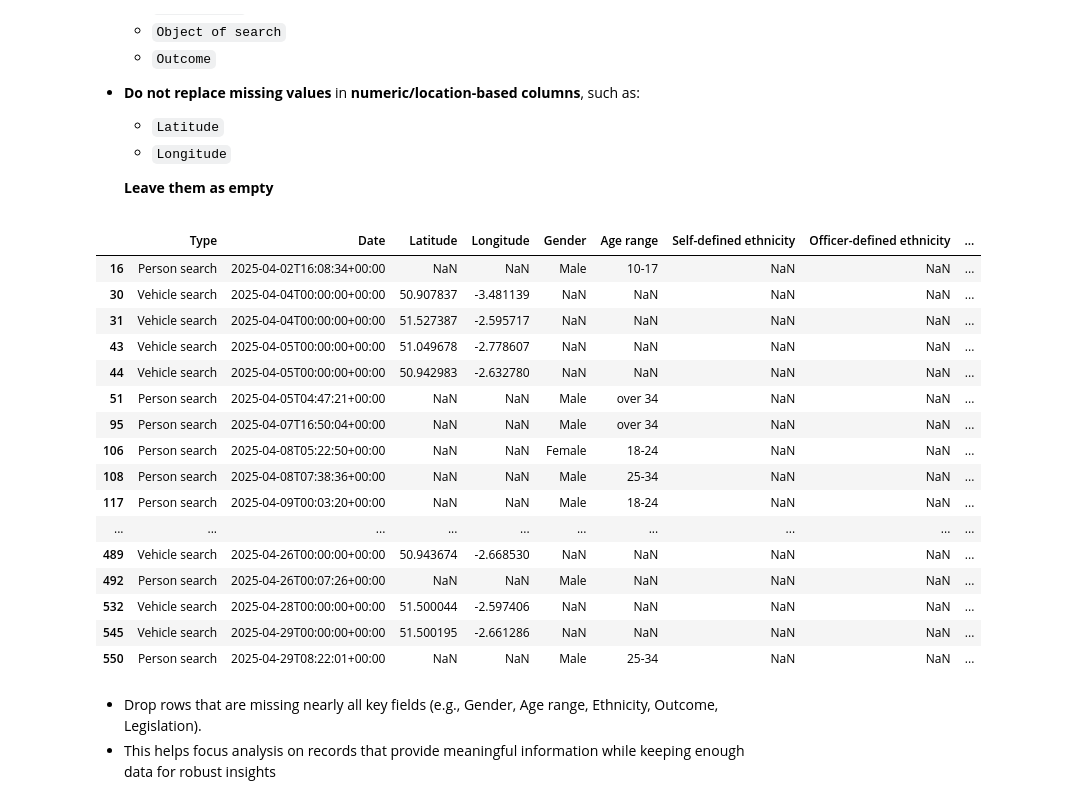
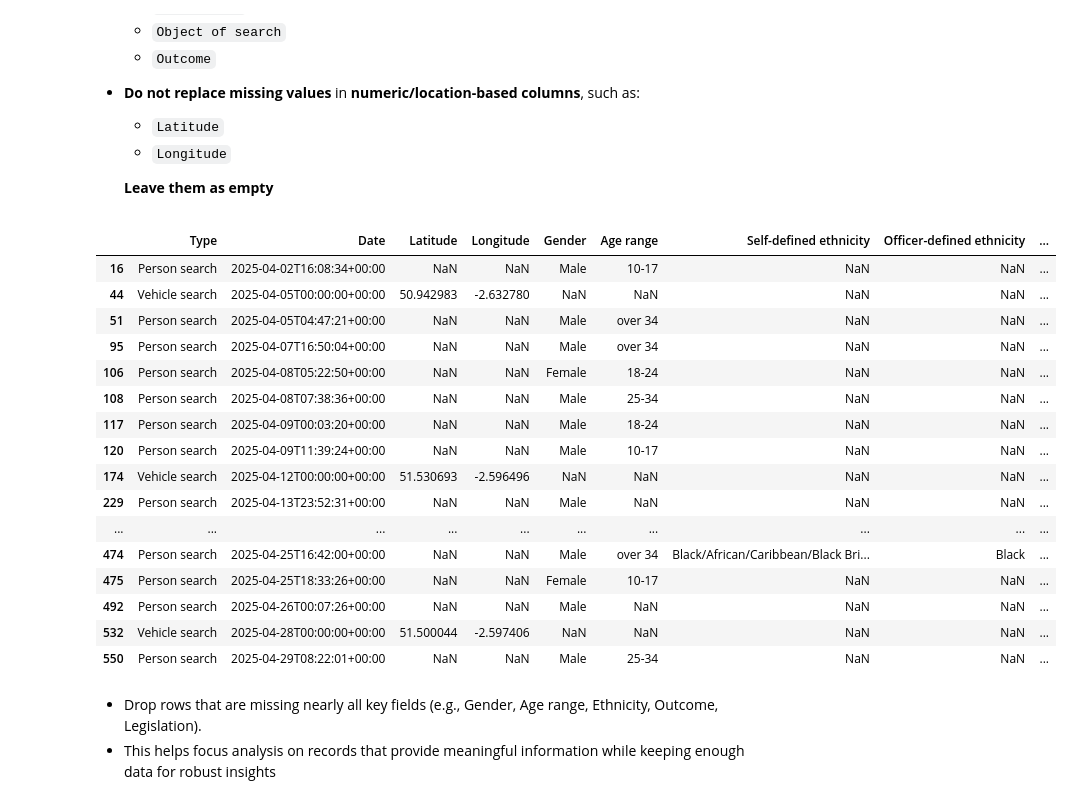
Before and after one commit to ilwad123/Crime-police-PowerBI-SQL, a Jupyter notebook: stop_search_data_cleaning.ipynb, the cells around one changed output. Drawn from its saved outputs; the diff is of its cells as text; code cells hidden in the pictures.

```diff
--- a/stop_search_data_cleaning.ipynb
+++ b/stop_search_data_cleaning.ipynb
@@ -134,27 +134,29 @@ df = df.drop(columns=['Part of a policing operation', 'Policing operation'])
 df.to_csv('2025-04-stop-search-cleaned.csv', index=False)
 # %%
 # Detect rows with more than 10 missing values
-mostly_empty_rows = df[df.isnull().sum(axis=1) > 5]
+mostly_empty_rows = df[df.isnull().sum(axis=1) > 6]
 
 # Display them as a table
 mostly_empty_rows
+
+## find which rows to drop and why ?
 # %% [output]
 |  | Type | Date | Latitude | Longitude | Gender | Age range | Self-defined ethnicity | Officer-defined ethnicity | ... |
 | 16 | Person search | 2025-04-02T16:08:34+00:00 | NaN | NaN | Male | 10-17 | NaN | NaN | ... |
-| 30 | Vehicle search | 2025-04-04T00:00:00+00:00 | 50.907837 | -3.481139 | NaN | NaN | NaN | NaN | ... |
-| 31 | Vehicle search | 2025-04-04T00:00:00+00:00 | 51.527387 | -2.595717 | NaN | NaN | NaN | NaN | ... |
-| 43 | Vehicle search | 2025-04-05T00:00:00+00:00 | 51.049678 | -2.778607 | NaN | NaN | NaN | NaN | ... |
 | 44 | Vehicle search | 2025-04-05T00:00:00+00:00 | 50.942983 | -2.632780 | NaN | NaN | NaN | NaN | ... |
 | 51 | Person search | 2025-04-05T04:47:21+00:00 | NaN | NaN | Male | over 34 | NaN | NaN | ... |
 | 95 | Person search | 2025-04-07T16:50:04+00:00 | NaN | NaN | Male | over 34 | NaN | NaN | ... |
 | 106 | Person search | 2025-04-08T05:22:50+00:00 | NaN | NaN | Female | 18-24 | NaN | NaN | ... |
 | 108 | Person search | 2025-04-08T07:38:36+00:00 | NaN | NaN | Male | 25-34 | NaN | NaN | ... |
 | 117 | Person search | 2025-04-09T00:03:20+00:00 | NaN | NaN | Male | 18-24 | NaN | NaN | ... |
+| 120 | Person search | 2025-04-09T11:39:24+00:00 | NaN | NaN | Male | 10-17 | NaN | NaN | ... |
+| 174 | Vehicle search | 2025-04-12T00:00:00+00:00 | 51.530693 | -2.596496 | NaN | NaN | NaN | NaN | ... |
+| 229 | Person search | 2025-04-13T23:52:31+00:00 | NaN | NaN | Male | NaN | NaN | NaN | ... |
 | ... | ... | ... | ... | ... | ... | ... | ... | ... | ... |
-| 489 | Vehicle search | 2025-04-26T00:00:00+00:00 | 50.943674 | -2.668530 | NaN | NaN | NaN | NaN | ... |
+| 474 | Person search | 2025-04-25T16:42:00+00:00 | NaN | NaN | Male | over 34 | Black/African/Caribbean/Black Bri... | Black | ... |
+| 475 | Person search | 2025-04-25T18:33:26+00:00 | NaN | NaN | Female | 10-17 | NaN | NaN | ... |
 | 492 | Person search | 2025-04-26T00:07:26+00:00 | NaN | NaN | Male | NaN | NaN | NaN | ... |
 | 532 | Vehicle search | 2025-04-28T00:00:00+00:00 | 51.500044 | -2.597406 | NaN | NaN | NaN | NaN | ... |
-| 545 | Vehicle search | 2025-04-29T00:00:00+00:00 | 51.500195 | -2.661286 | NaN | NaN | NaN | NaN | ... |
 | 550 | Person search | 2025-04-29T08:22:01+00:00 | NaN | NaN | Male | 25-34 | NaN | NaN | ... |
 # %% [markdown]
 - Drop rows that are missing nearly all key fields (e.g., Gender, Age range, Ethnicity, Outcome, Legislation).
```
Also changed, not shown: parts of 3 cells of this notebook, 1 other file.
